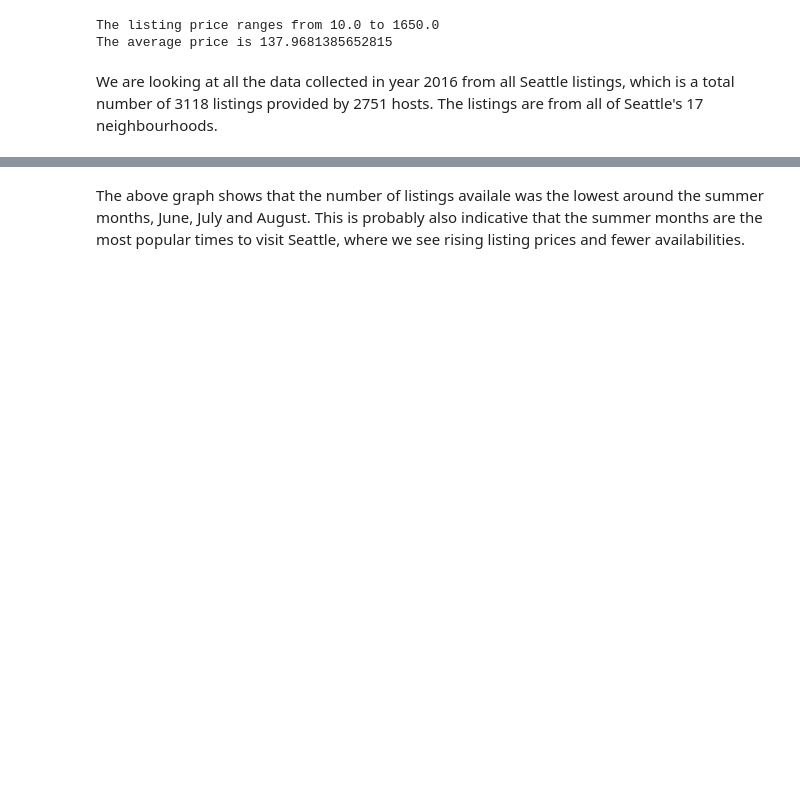
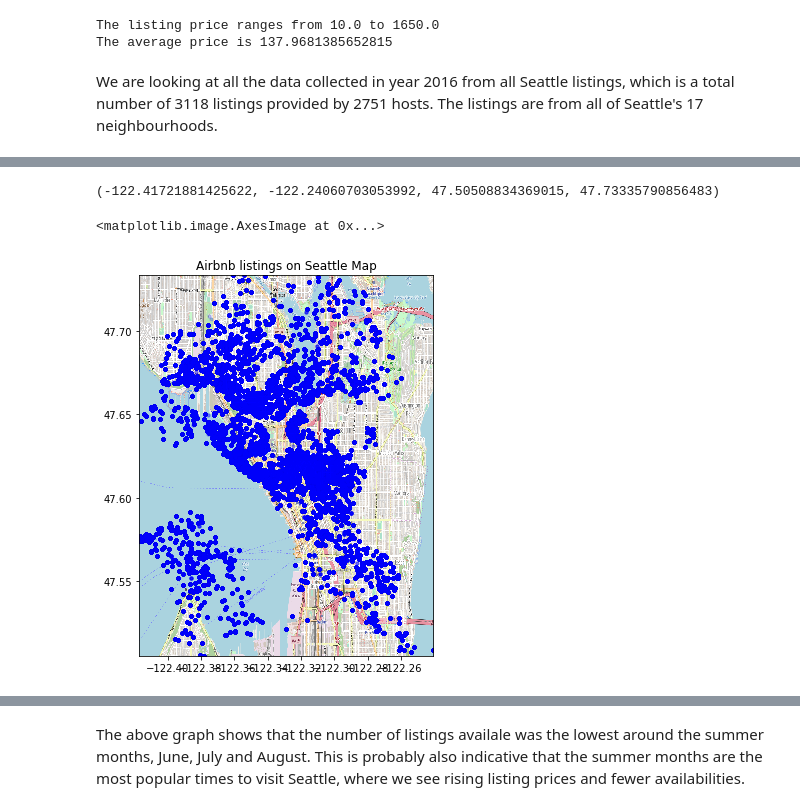
Before and after one commit to Qing-code/Seattle-AirBNB-Analysis, a Jupyter notebook: Seattle Analysis Final.ipynb, the cells around one changed output, grey strips where cells are left out. Cells and saved outputs as stored; diff of their text form; code cells hidden in the pictures; blank space fills up the shorter version.

```diff
--- a/Seattle Analysis Final.ipynb
+++ b/Seattle Analysis Final.ipynb
@@ -339,3 +346,21 @@ plt.show()
+# %%
+#  define the Bounding Box. Bounding Box is the area defined by two longitudes and two latitudes that will include all spatial points.
+BBox = (df.longitude.min(),df.longitude.max(),df.latitude.min(),df.latitude.max())
+print(BBox)
+# %% [output]
+(-122.41721881425622, -122.24060703053992, 47.50508834369015, 47.73335790856483)
+# %%
+# plotting airbnb listing on seattle map
+seattle_m = plt.imread('seattle.png')
+fig, ax = plt.subplots(figsize = (8,7))
+ax.scatter(df.longitude, df.latitude, zorder=1, alpha= 0.2, c='b', s=10)
+ax.set_title('Airbnb listings on Seattle Map')
+ax.set_xlim(BBox[0],BBox[1])
+ax.set_ylim(BBox[2],BBox[3])
+ax.imshow(seattle_m, zorder=0, extent = BBox, aspect= 'equal')
+# %% [output]
+<matplotlib.image.AxesImage at 0x...>
+[figure, added]
 # %%
 average_monthly_listing = df.groupby(df['month']).count()['listing_id']
 
```
Also changed, not shown: parts of 8 cells of this notebook.
